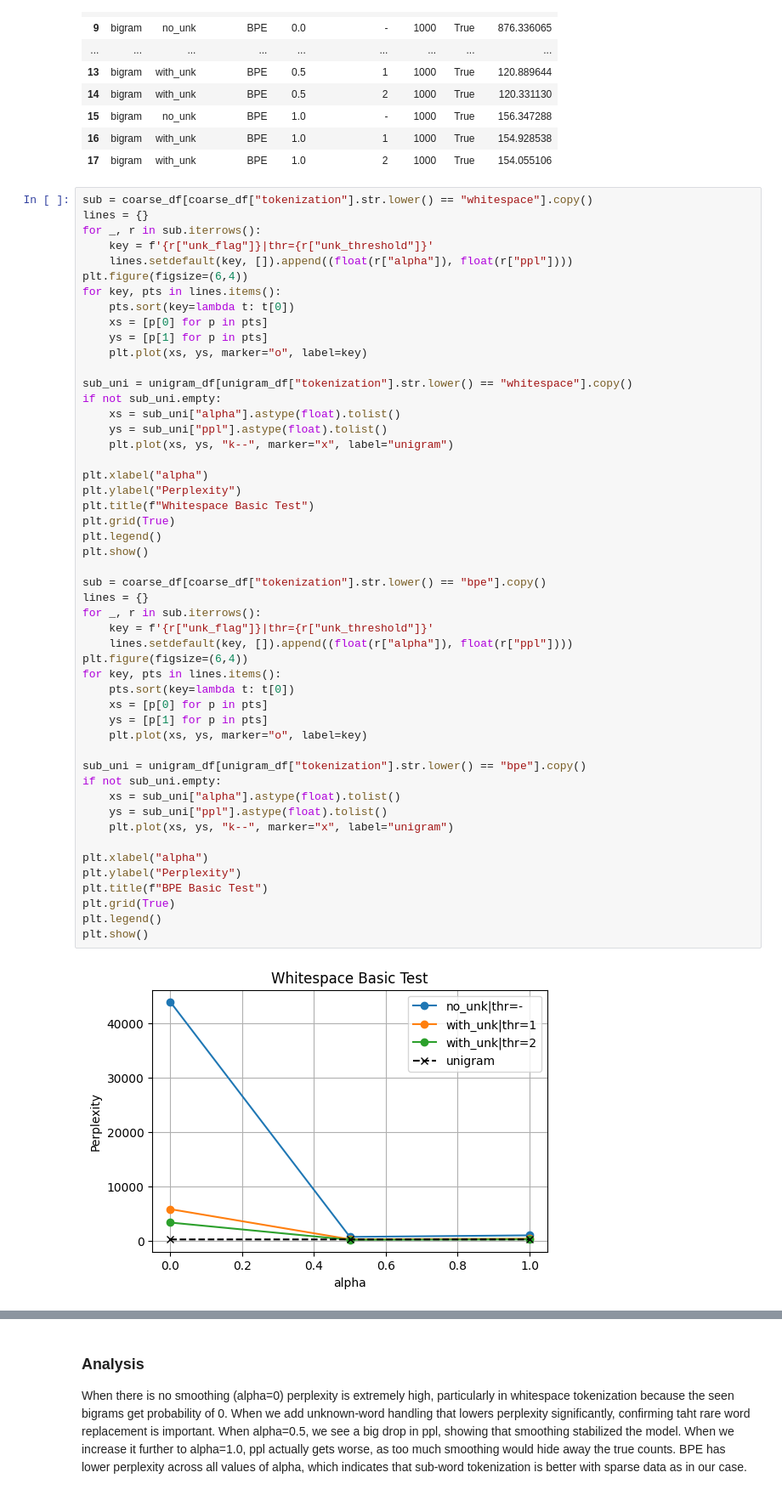
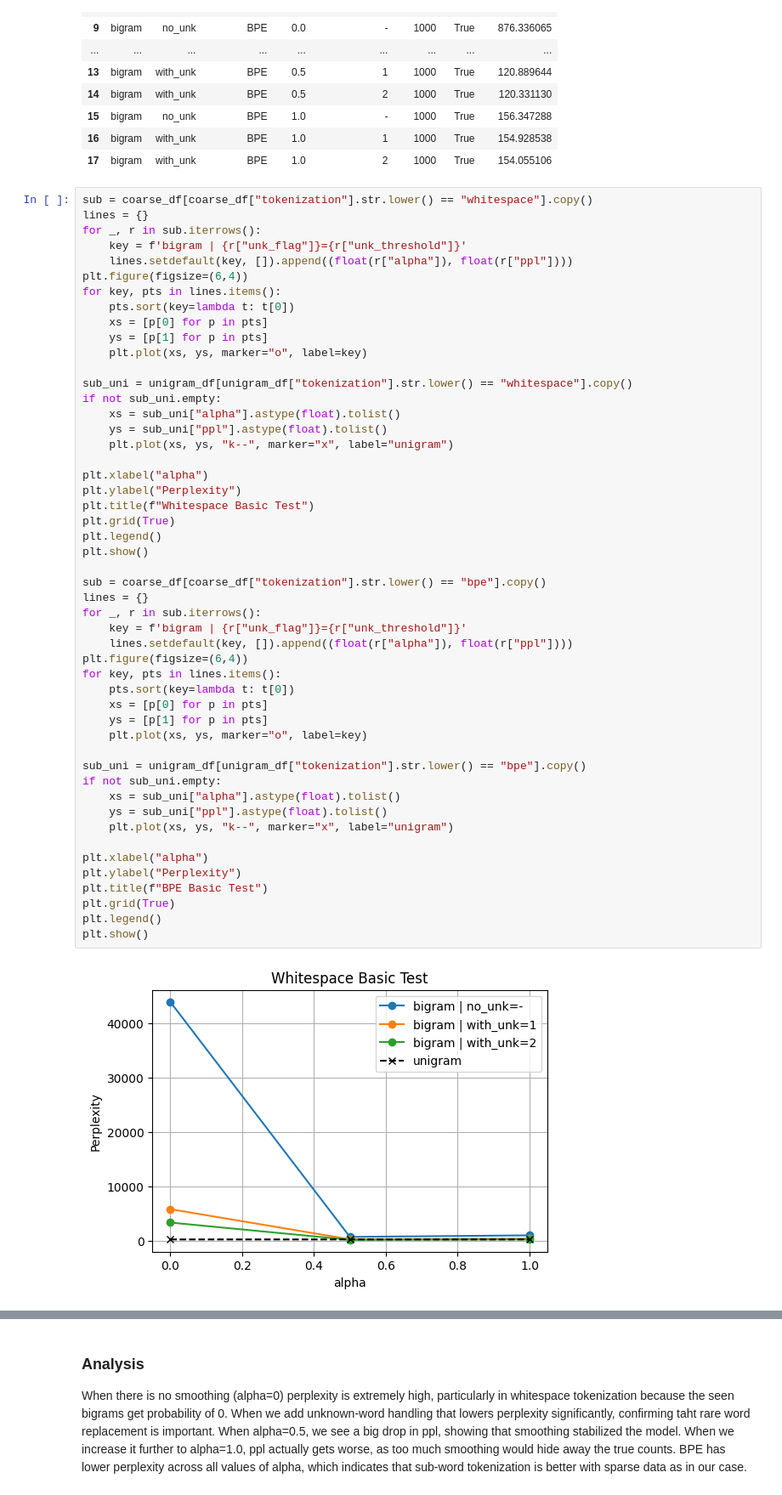
Before and after one commit to axr2718/nlp-code, a Jupyter notebook: A1/eval.ipynb, the cells around one changed output, grey strips where cells are left out. Shown at 85% size. Saved outputs shown, nothing was run; the diff lists cells and outputs as text.

```diff
--- a/A1/eval.ipynb
+++ b/A1/eval.ipynb
@@ -127,7 +127,7 @@ coarse_df
 sub = coarse_df[coarse_df["tokenization"].str.lower() == "whitespace"].copy()
 lines = {}
 for _, r in sub.iterrows():
-    key = f'{r["unk_flag"]}|thr={r["unk_threshold"]}'
+    key = f'bigram | {r["unk_flag"]}={r["unk_threshold"]}'
     lines.setdefault(key, []).append((float(r["alpha"]), float(r["ppl"])))
 plt.figure(figsize=(6,4))
 for key, pts in lines.items():
@@ -146,32 +146,32 @@ plt.xlabel("alpha")
 plt.ylabel("Perplexity")
 plt.title(f"Whitespace Basic Test")
 plt.grid(True)
 plt.legend()
 plt.show()
 
 sub = coarse_df[coarse_df["tokenization"].str.lower() == "bpe"].copy()
 lines = {}
 for _, r in sub.iterrows():
-    key = f'{r["unk_flag"]}|thr={r["unk_threshold"]}'
+    key = f'bigram | {r["unk_flag"]}={r["unk_threshold"]}'
     lines.setdefault(key, []).append((float(r["alpha"]), float(r["ppl"])))
 plt.figure(figsize=(6,4))
 for key, pts in lines.items():
     pts.sort(key=lambda t: t[0])
     xs = [p[0] for p in pts]
     ys = [p[1] for p in pts]
     plt.plot(xs, ys, marker="o", label=key)
 
 sub_uni = unigram_df[unigram_df["tokenization"].str.lower() == "bpe"].copy()
 if not sub_uni.empty:
     xs = sub_uni["alpha"].astype(float).tolist()
     ys = sub_uni["ppl"].astype(float).tolist()
     plt.plot(xs, ys, "k--", marker="x", label="unigram")
 
 plt.xlabel("alpha")
 plt.ylabel("Perplexity")
 plt.title(f"BPE Basic Test")
 plt.grid(True)
 plt.legend()
 plt.show()
 # %% [output]
-[figure, old version]
+[figure, new version]
```
Also changed, not shown: parts of 4 cells of this notebook.
